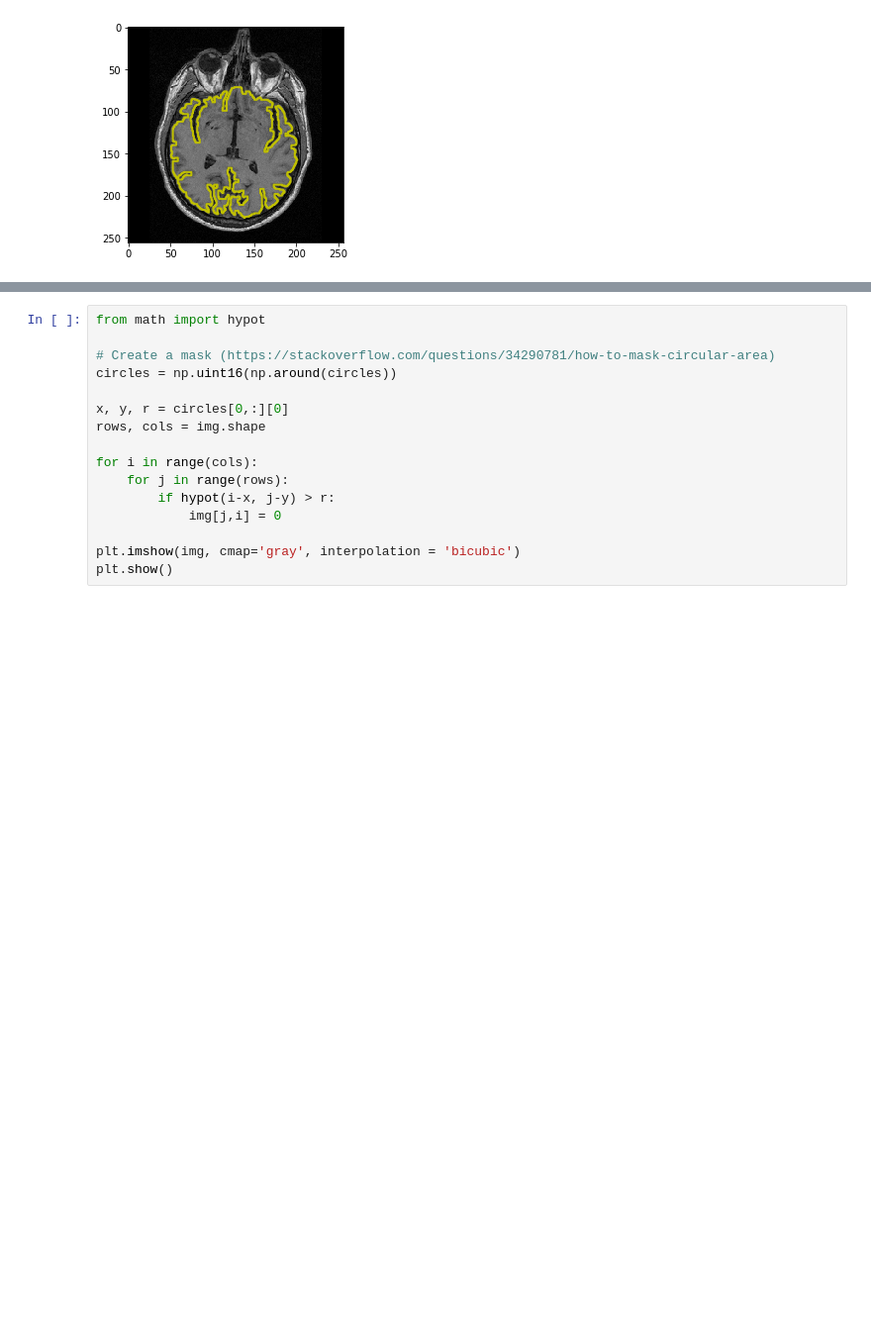
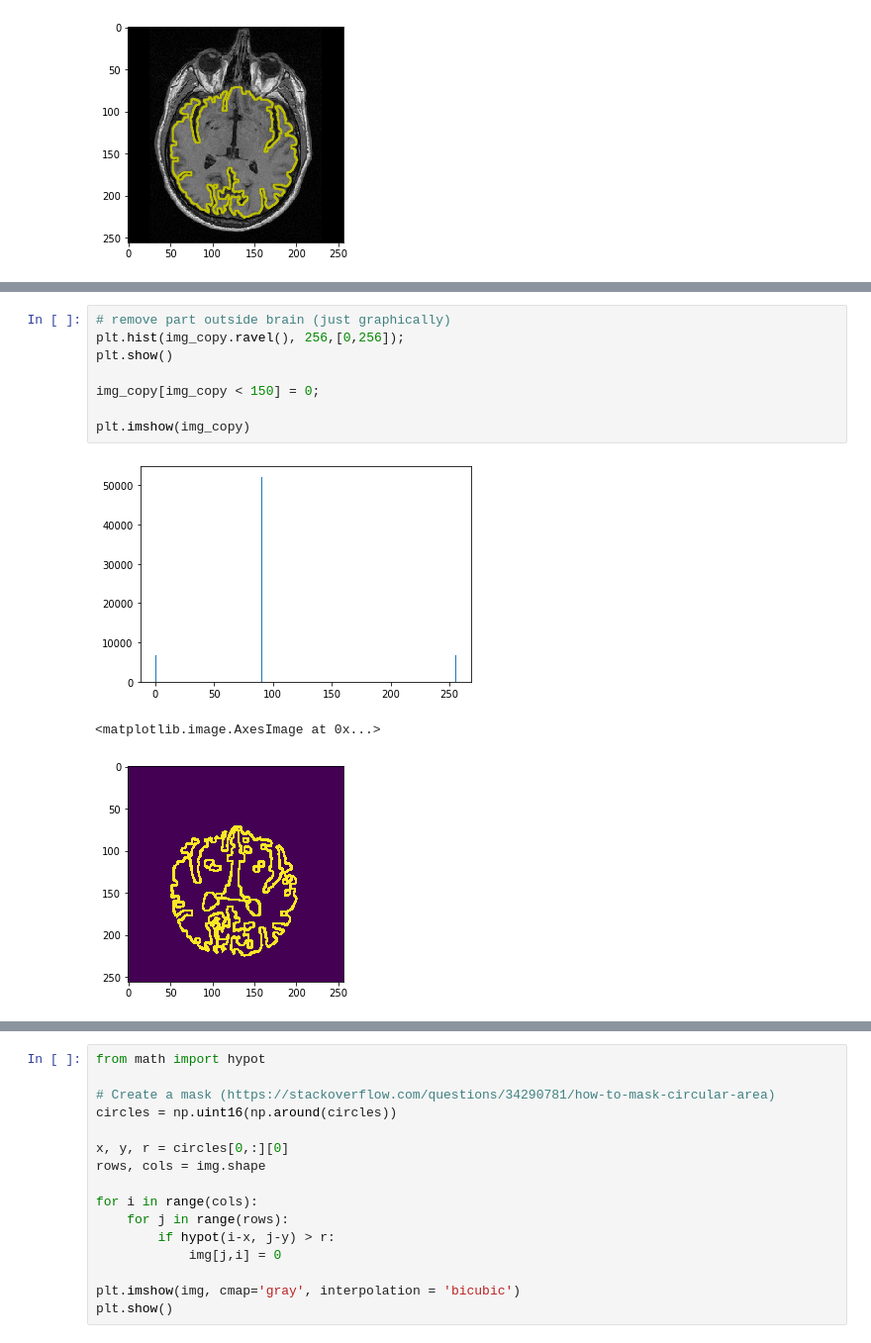
Before and after one commit to Jiang15/Image_analysis_and_pattern-recognition, a Jupyter notebook: Lab 1/lab_01_segmentation.ipynb, the cells around one changed output, grey strips where cells are left out. Shown at 99% size. Cells and saved outputs as stored; diff of their text form; blank space fills up the shorter version.

```diff
--- a/Lab 1/lab_01_segmentation.ipynb
+++ b/Lab 1/lab_01_segmentation.ipynb
@@ -214 +266,13 @@ plt.show()
+# %%
+# remove part outside brain (just graphically)
+plt.hist(img_copy.ravel(), 256,[0,256]);
+plt.show()
+
+img_copy[img_copy < 150] = 0;
+
+plt.imshow(img_copy)
+# %% [output]
+[figure, added]
+<matplotlib.image.AxesImage at 0x...>
+[figure, added]
 # %%
```
Also changed, not shown: parts of 3 cells of this notebook.
